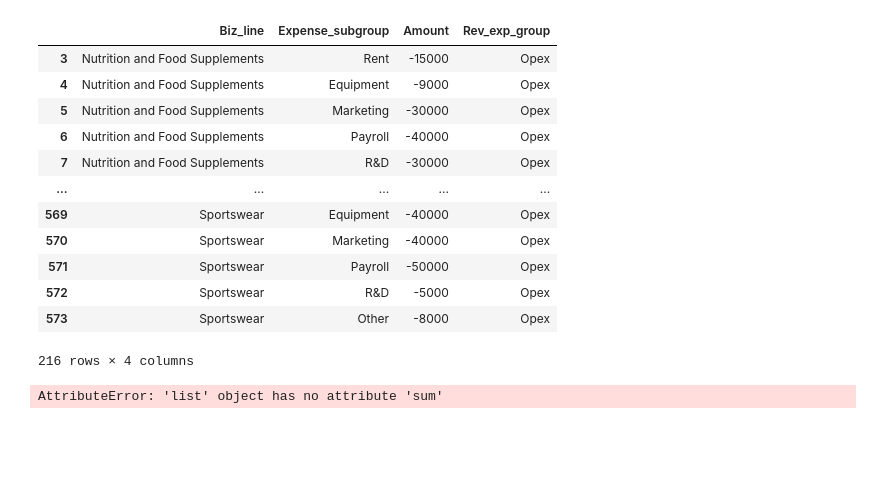
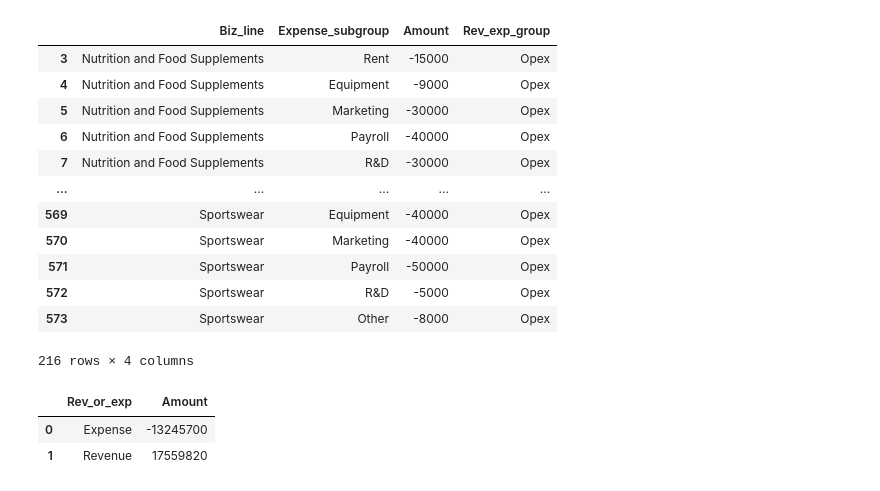
Before and after one commit to djibril968/Python_projects, a Jupyter notebook: Onyx_Financial_Analysis.ipynb, the cells around one changed output. Saved outputs shown, nothing was run; the diff lists cells and outputs as text; code cells hidden in the pictures; blank space fills up the shorter version.

```diff
--- a/Onyx_Financial_Analysis.ipynb
+++ b/Onyx_Financial_Analysis.ipynb
@@ -267,10 +267,13 @@ Fin_data.loc[Fin_data['Rev_exp_group'] == 'Opex',['Biz_line', 'Expense_subgroup'
 # %%
 #Total revenue, expense and net profit
 
 df_rev_exp = ['tot_rev', 'tot_exp', 'net_profit']
 df_rev_exp = pd.DataFrame(df_rev_exp)
 
 #tot_rev =Fin_data[Fin_data['Rev_or_exp'] == 'Revenue', ['Amount'].sum()]
+tot_rev = Fin_data.groupby('Rev_or_exp')['Amount'].sum().reset_index(name= 'Amount')
 tot_rev
 # %% [output]
-AttributeError: 'list' object has no attribute 'sum'
+|  | Rev_or_exp | Amount |
+| 0 | Expense | -13245700 |
+| 1 | Revenue | 17559820 |
```
